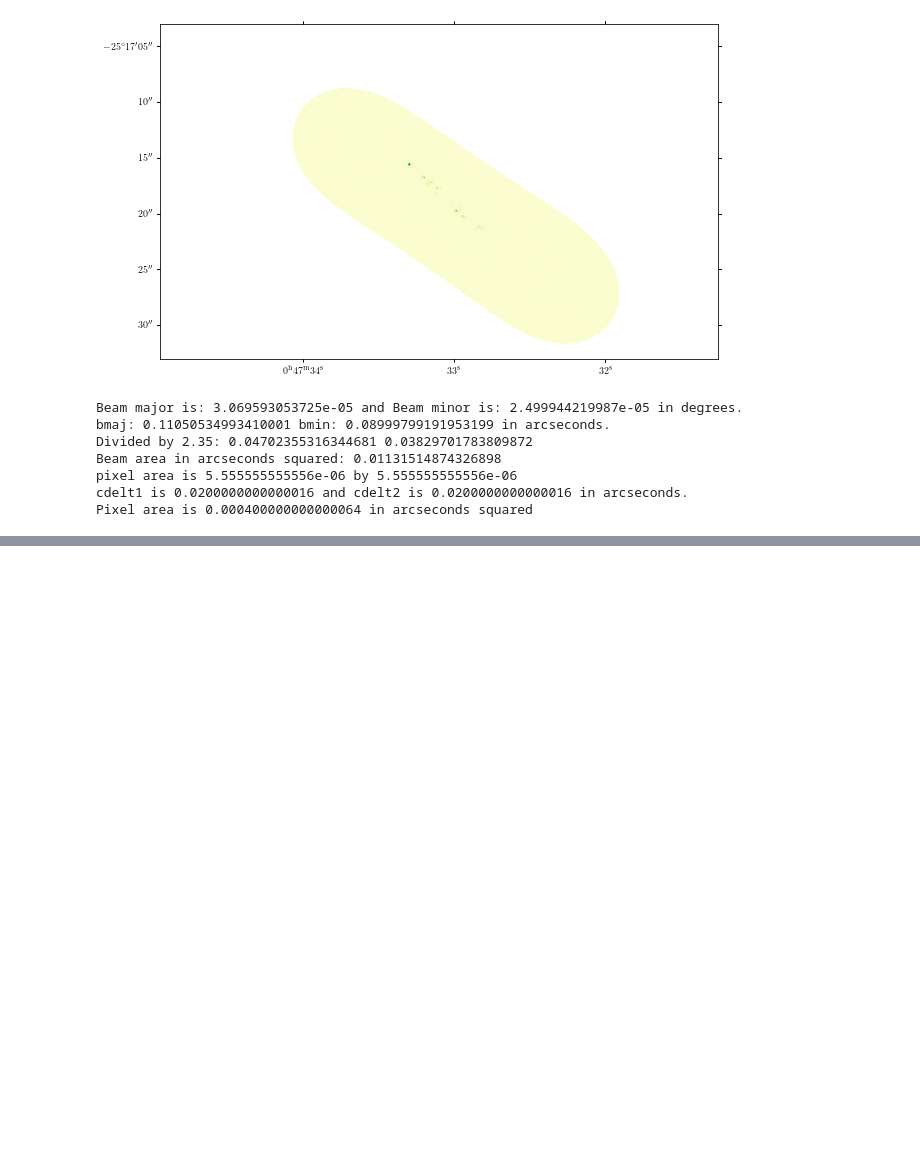
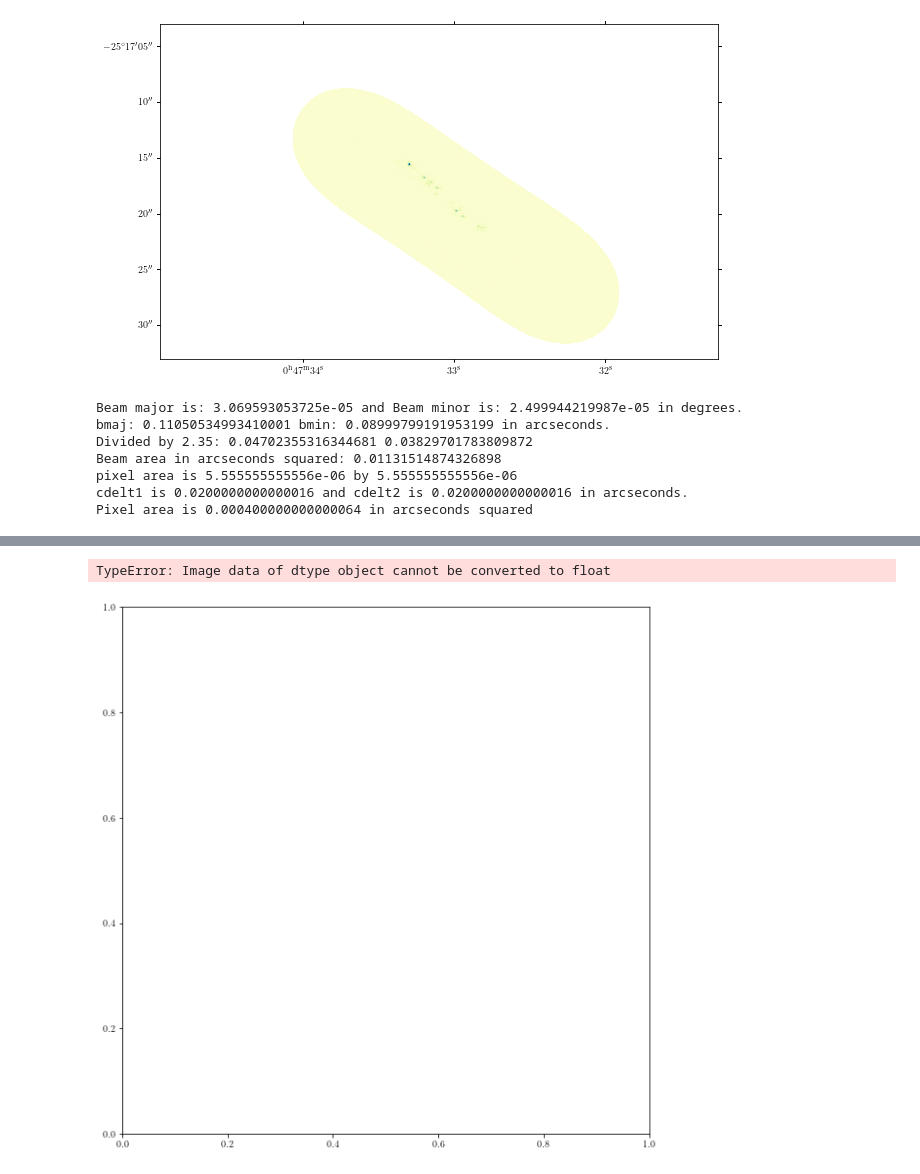
Before and after one commit to annadavidson/Summer-2020-Research, a Jupyter notebook: Continuum Emission Mass Map.ipynb, the cells around one changed output, grey strips where cells are left out. Cells and saved outputs as stored; diff of their text form; code cells hidden in the pictures; blank space fills up the shorter version.

Commit message:
Updated with attempt at cutout
Cutout does not work :(

```diff
--- a/Continuum Emission Mass Map.ipynb
+++ b/Continuum Emission Mass Map.ipynb
@@ -149,0 +150,12 @@ im2 = pylab.imshow(image_mass,cmap='YlGnBu')
+# %%
+#Make a cutout -- from https://docs.astropy.org/en/stable/nddata/utils.html#cutout-images
+position = (1200.0, 800.0)
+size = (500, 500)     # pixels
+cutout = Cutout2D(image_mass, position, size)
+
+fig3 = pylab.figure(1,figsize=(10,10))
+ax3 = pylab.subplot()
+im3 = pylab.imshow(cutout,cmap='YlGnBu')
+# %% [output]
+TypeError: Image data of dtype object cannot be converted to float
+[figure, added]
```
Also changed, not shown: parts of 1 cell of this notebook.
